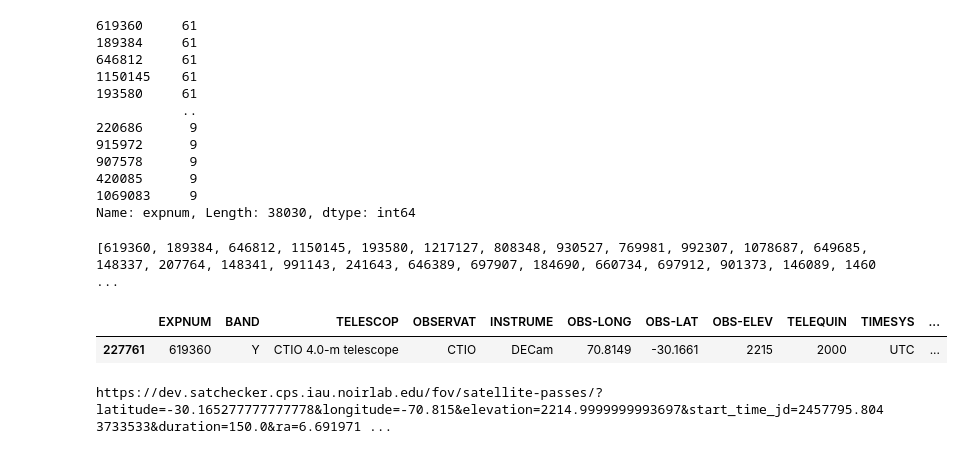
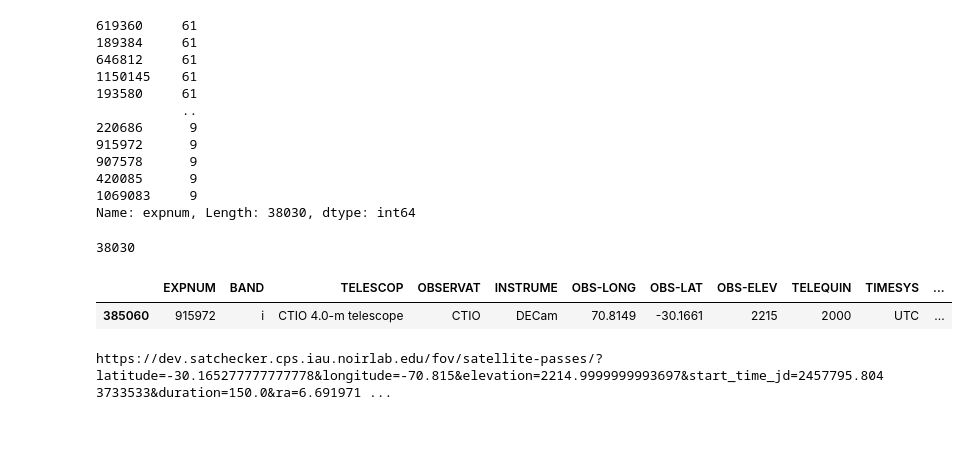
Before and after one commit to iausathub/reca-streaks, a Jupyter notebook: Satellite Streaks Practice.ipynb, the cells around one changed output. Cells and saved outputs as stored; diff of their text form; code cells hidden in the pictures.

```diff
--- a/Satellite Streaks Practice.ipynb
+++ b/Satellite Streaks Practice.ipynb
@@ -335,15 +340,17 @@ expnum_counts[expnum_counts > 8] # How many times that exposure appear in the da
 Name: expnum, Length: 38030, dtype: int64
 # %%
 expnums_mas_8 = expnum_counts[expnum_counts > 8].index.tolist() # Which are those exposures that have more than 8 streaks
-print(expnums_mas_8)
+#print(expnums_mas_8)
-# %% [output]
-[619360, 189384, 646812, 1150145, 193580, 1217127, 808348, 930527, 769981, 992307, 1078687, 649685, 148337, 207764, 148341, 991143, 241643, 646389, 697907, 184690, 660734, 697912, 901373, 146089, 1460 ...
+# %%
+len(set(expnums_mas_8))
+# %% [output]
+38030
 # %%
-lot_of_streaks = telemetry1.loc[(telemetry1['EXPNUM'] == 619360)]  # I select the first for the example, that it's supossed to have 61 streaks (that's a lot, it's possible??)
+lot_of_streaks = telemetry1.loc[(telemetry1['EXPNUM'] == 915972)]  # I select the first for the example, that it's supossed to have 61 streaks (that's a lot, it's possible??)
 lot_of_streaks
 # %% [output]
 |  | EXPNUM | BAND | TELESCOP | OBSERVAT | INSTRUME | OBS-LONG | OBS-LAT | OBS-ELEV | TELEQUIN | TIMESYS | ... |
-| 227761 | 619360 | Y | CTIO 4.0-m telescope | CTIO | DECam | 70.8149 | -30.1661 | 2215 | 2000 | UTC | ... |
+| 385060 | 915972 | i | CTIO 4.0-m telescope | CTIO | DECam | 70.8149 | -30.1661 | 2215 | 2000 | UTC | ... |
 # %%
 fov_radius = 1  # degree radius for the satchecker query
 location = EarthLocation.of_site('ctio')
```
Also changed, not shown: parts of 23 cells of this notebook, 5 other files.
